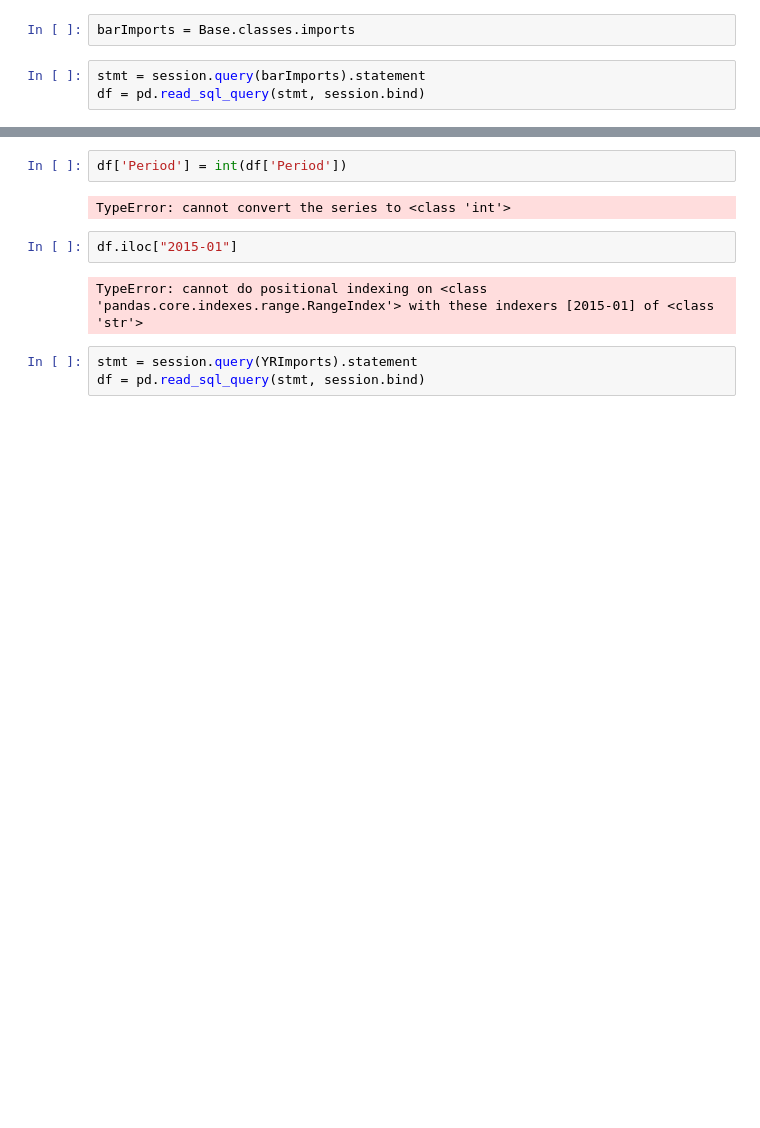
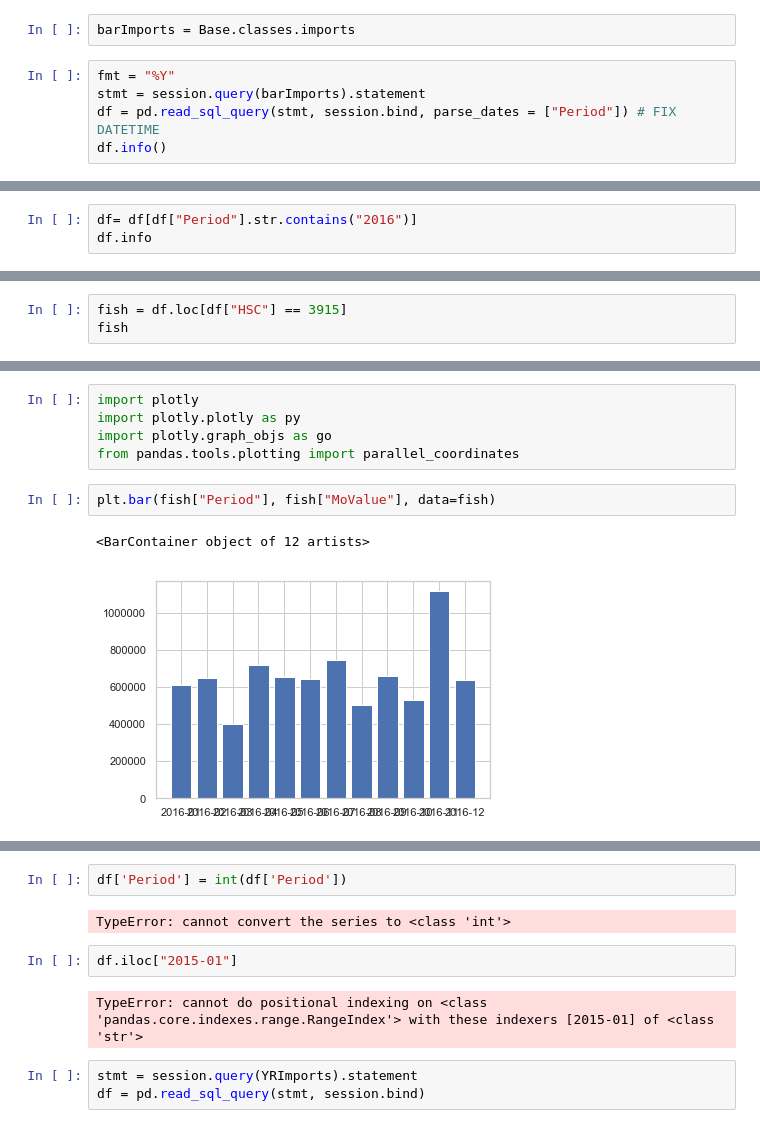
Before and after one commit to Sailendra-Mahapatra/Project2, a Jupyter notebook: Alex's Workbook/workbook.ipynb, the cells around one changed output, grey strips where cells are left out. Drawn from its saved outputs; the diff is of its cells as text; blank space fills up the shorter version.

```diff
--- a/Alex's Workbook/workbook.ipynb
+++ b/Alex's Workbook/workbook.ipynb
@@ -459,5 +459,7 @@ data_2015= data_2015.nlargest(10,"total")
 # %%
 barImports = Base.classes.imports
 # %%
+fmt = "%Y"
 stmt = session.query(barImports).statement
-df = pd.read_sql_query(stmt, session.bind)
+df = pd.read_sql_query(stmt, session.bind, parse_dates = ["Period"]) # FIX DATETIME
+df.info()
@@ -467,0 +478,3 @@ ModuleNotFoundError: No module named 'plotly'
+# %%
+df= df[df["Period"].str.contains("2016")]
+df.info
@@ -467,0 +493,3 @@ ModuleNotFoundError: No module named 'plotly'
+# %%
+fish = df.loc[df["HSC"] == 3915]
+fish
@@ -467,0 +510,10 @@ ModuleNotFoundError: No module named 'plotly'
+# %%
+import plotly
+import plotly.plotly as py
+import plotly.graph_objs as go
+from pandas.tools.plotting import parallel_coordinates
+# %%
+plt.bar(fish["Period"], fish["MoValue"], data=fish)
+# %% [output]
+<BarContainer object of 12 artists>
+[figure, added]
```
Also changed, not shown: parts of 25 cells of this notebook, 7 other files.
